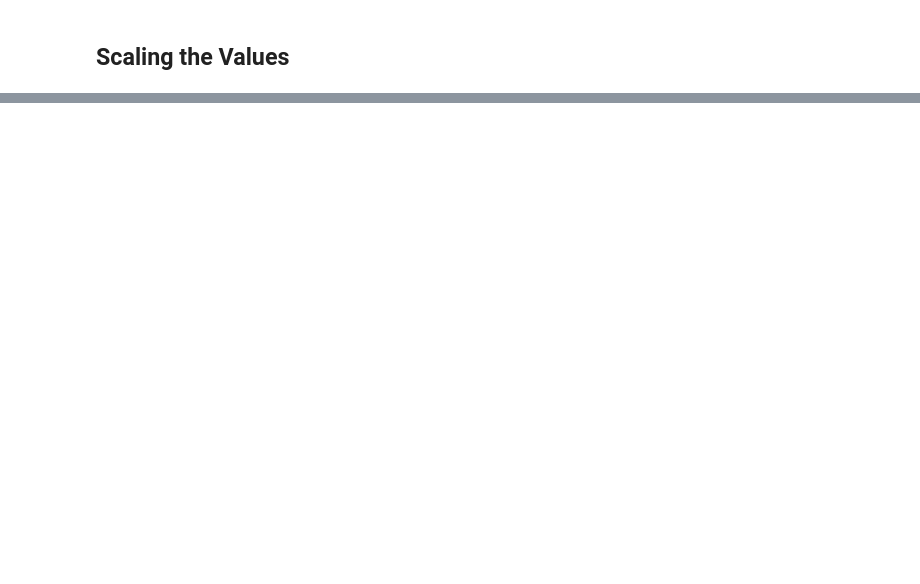
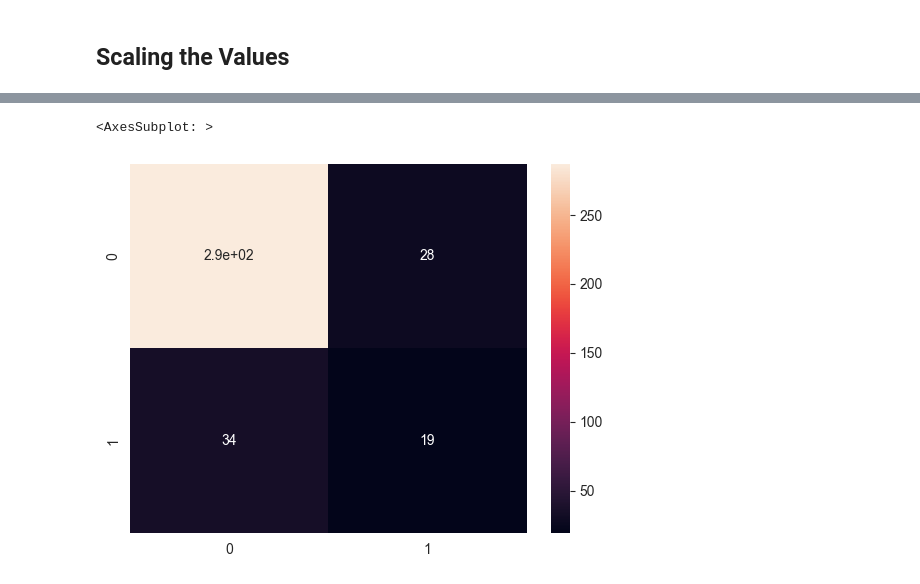
Before and after one commit to vgauss07/DSForBusiness, a Jupyter notebook: HumanResourcesDepartment.ipynb, the cells around one changed output, grey strips where cells are left out. Cells and saved outputs as stored; diff of their text form; code cells hidden in the pictures; blank space fills up the shorter version.

```diff
--- a/HumanResourcesDepartment.ipynb
+++ b/HumanResourcesDepartment.ipynb
@@ -405,0 +500,2 @@ y = df['Attrition']
+# %%
+yPrediction = model.predict(X_test)
@@ -405,0 +504,2 @@ y = df['Attrition']
+# %%
+yPrediction = (yPrediction > 0.5)
@@ -405,0 +524,6 @@ y = df['Attrition']
+# %%
+confusionMatrix = confusion_matrix(y_test, yPrediction)
+sns.heatmap(confusionMatrix, annot=True)
+# %% [output]
+<AxesSubplot: >
+[figure, added]
```
Also changed, not shown: parts of 22 cells of this notebook.
